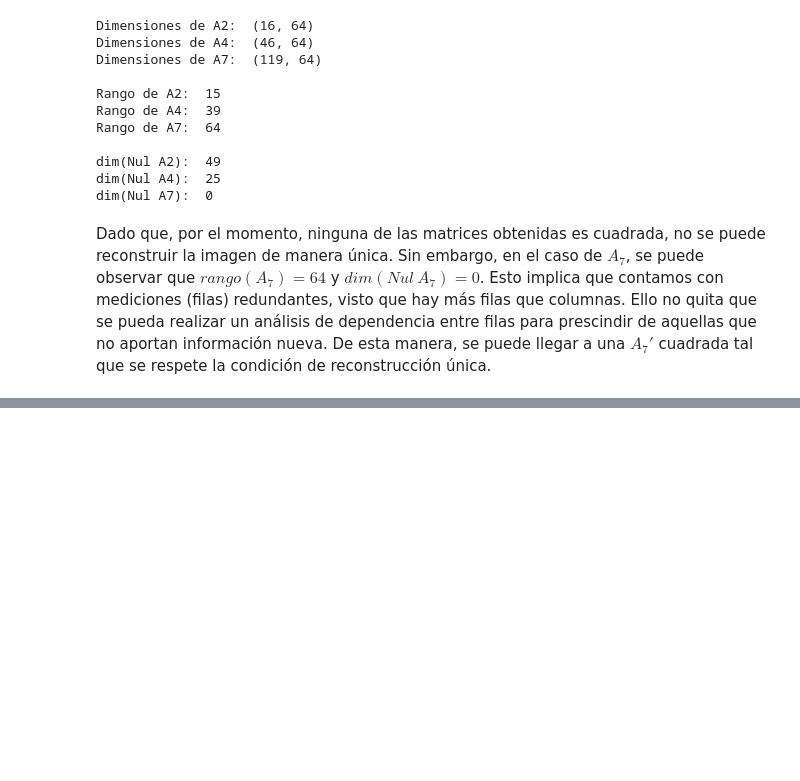
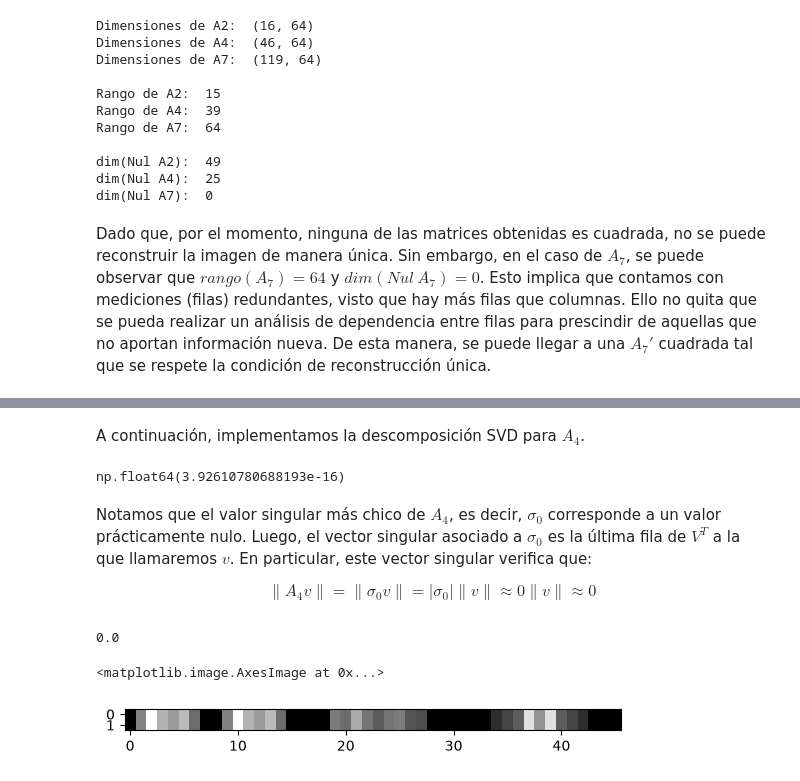
Before and after one commit to josedesgtt/imagenes-tomograficas-tp-metodos, a Jupyter notebook: ejercicio_4.ipynb, the cells around one changed output, grey strips where cells are left out. Saved outputs shown, nothing was run; the diff lists cells and outputs as text; code cells hidden in the pictures; blank space fills up the shorter version.

```diff
--- a/ejercicio_4.ipynb
+++ b/ejercicio_4.ipynb
@@ -69,0 +73,37 @@ Dado que, por el momento, ninguna de las matrices obtenidas es cuadrada, no se p
+# %% [markdown]
+A continuación, implementamos la descomposición SVD para $A_4$.
+# %%
+U, valores_singulares, Vt = np.linalg.svd(A4)
+
+valores_singulares.sort(descending=False)
+sigma_cero = valores_singulares[0]
+sigma_cero # Pŕacticamente cero
+# %% [output]
+np.float64(3.92610780688193e-16)
+# %% [markdown]
+Notamos que el valor singular más chico de $A_4$, es decir, $\sigma_0$ corresponde a un valor prácticamente nulo. Luego, el vector singular asociado a $\sigma_0$ es la última fila de $V^T$ a la que llamaremos $v$. En particular, este vector singular verifica que:
+
+$$
+∥A_4v∥ = ∥\sigma_0v∥ = |\sigma_0|∥v∥ \approx 0 ∥v∥ \approx 0
+$$
+# %%
+A4 @ Vt[-1]
+norma = np.linalg.norm(A4 @ Vt[-1])
+round(float(norma), 2)
+# %% [output]
+0.0
+# %%
+# Calculamos A4 por x fantoma :3 (multiplicamos la matriz por el vector y te da otro vector con las mediciones)
+
+gamma = 1000
+x_alt = x_fantoma + gamma * Vt[-1]
+
+b4_fantoma = A4 @ x_fantoma
+b4_alt = A4 @ x_alt
+# %%
+# Ahora ¡IMPRIMIMOS los VECTORES! :0
+
+plt.imshow([b4_fantoma, b4_alt], cmap='gray')
+# %% [output]
+<matplotlib.image.AxesImage at 0x...>
+[figure, added]
```
Also changed, not shown: parts of 3 cells of this notebook.
